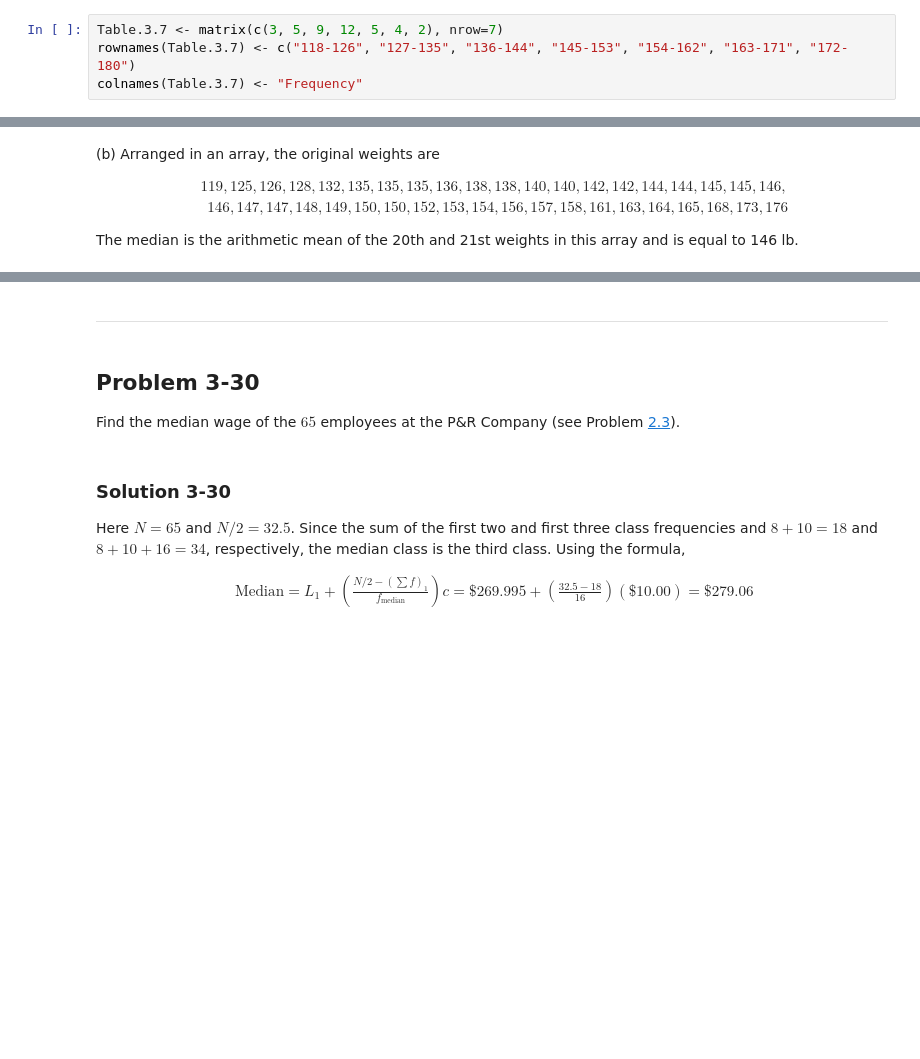
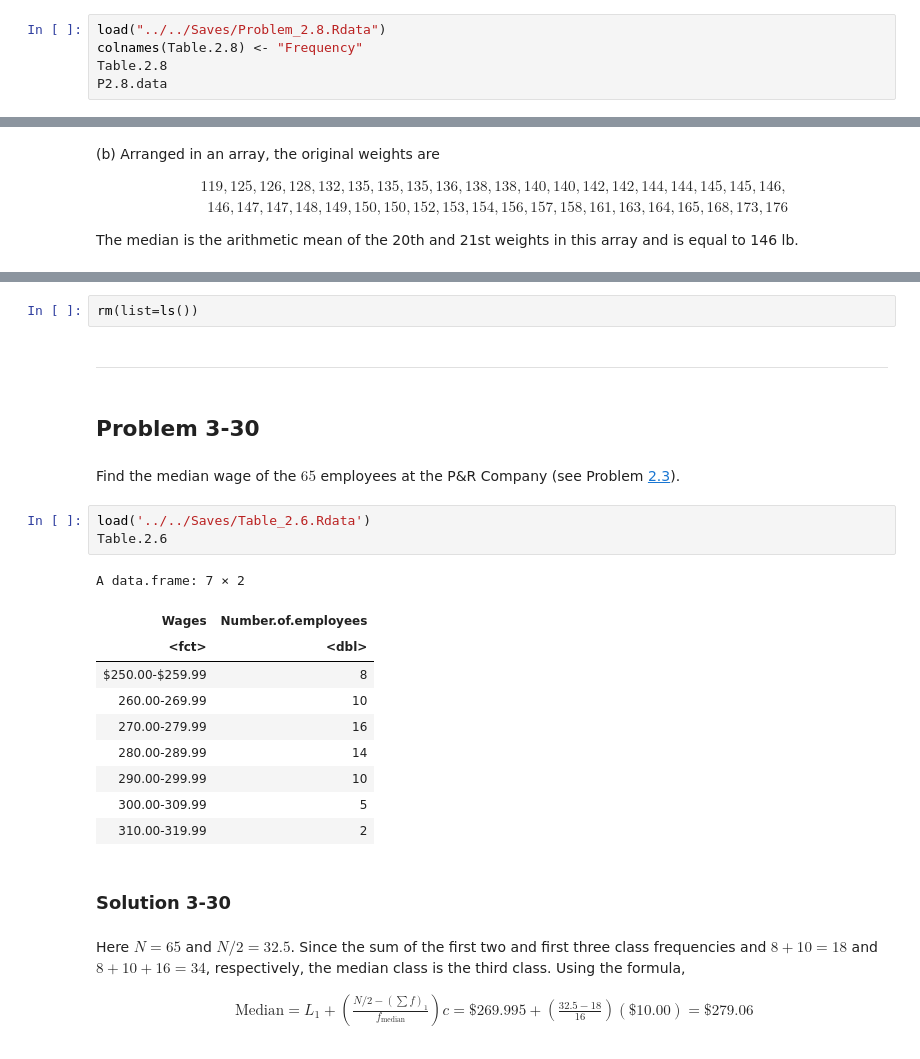
Before and after one commit to jbennett7/Statistics, a Jupyter notebook: 03 Chapter 3 The Mean, Median, Mode, and Other Measures of Central Tendency/02 Solved Problems/05 The median.ipynb, the cells around one changed output, grey strips where cells are left out. Saved outputs shown, nothing was run; the diff lists cells and outputs as text; blank space fills up the shorter version.

```diff
--- a/03 Chapter 3 The Mean, Median, Mode, and Other Measures of Central Tendency/02 Solved Problems/05 The median.ipynb
+++ b/03 Chapter 3 The Mean, Median, Mode, and Other Measures of Central Tendency/02 Solved Problems/05 The median.ipynb
@@ -57,4 +86,5 @@ The weights in the frequency distribution of Table [3.7](#Table-3-7) are assumed
 # %%
-Table.3.7 <- matrix(c(3, 5, 9, 12, 5, 4, 2), nrow=7)
-rownames(Table.3.7) <- c("118-126", "127-135", "136-144", "145-153", "154-162", "163-171", "172-180")
-colnames(Table.3.7) <- "Frequency"
+load("../../Saves/Problem_2.8.Rdata")
+colnames(Table.2.8) <- "Frequency"
+Table.2.8
+P2.8.data
@@ -152,13 +210,31 @@ The sum of the $51$ values is $16,660$ and the mean is $16,660/51=326.67$.
+# %%
+rm(list=ls())
 # %% [markdown]
 ---
 # %% [markdown]
 ## Problem 3-30
-Find the median wage of the $65$ employees at the P&R Company (see Problem [2.3](../../02%20Chapter%202%20Frequency%20Distributions/02%20Solved%20Problems/02%20Frequency%20Distributions,%20Histograms,%20and%20Frequency%20Polygons.ipynb#Problem-2-3)).
+# %% [markdown]
+Find the median wage of the $65$ employees at the P&R Company (see Problem [2.3](../../02%20Chapter%202%20Frequency%20Distributions/02%20Solved%20Problems/02%20Frequency%20Distributions,%20Histograms,%20and%20Frequency%20Polygons.ipynb#Problem-2-3)).
+# %%
+load('../../Saves/Table_2.6.Rdata')
+Table.2.6
+# %% [output]
+A data.frame: 7 × 2
+| Wages | Number.of.employees |
+| <fct> | <dbl> |
+| $250.00-$259.99 | 8 |
+| 260.00-269.99 | 10 |
+| 270.00-279.99 | 16 |
+| 280.00-289.99 | 14 |
+| 290.00-299.99 | 10 |
+| 300.00-309.99 | 5 |
+| 310.00-319.99 | 2 |
 # %% [markdown]
 ### Solution 3-30
-Here $N=65$ and $N/2=32.5$. Since the sum of the first two and first three class frequencies and $8+10=18$ and $8+10+16=34$, respectively, the median class is the third class. Using the formula,
-
-\begin{align}
-\text{Median}=L_1+\left(\frac{N/2-(\sum{f})_1}{f_{\text{median}}}\right)c=\$269.995+\left(\frac{32.5-18}{16}\right)(\$10.00)=\$279.06
-\end{align}
+# %% [markdown]
+Here $N=65$ and $N/2=32.5$. Since the sum of the first two and first three class frequencies and $8+10=18$ and $8+10+16=34$, respectively, the median class is the third class. Using the formula,
+
+\begin{align}
+\text{Median}=L_1+\left(\frac{N/2-(\sum{f})_1}{f_{\text{median}}}\right)c=\$269.995+\left(\frac{32.5-18}{16}\right)(\$10.00)=\$279.06
+\end{align}
 # %%
```
Also changed, not shown: parts of 52 cells of this notebook, 18 other files.
